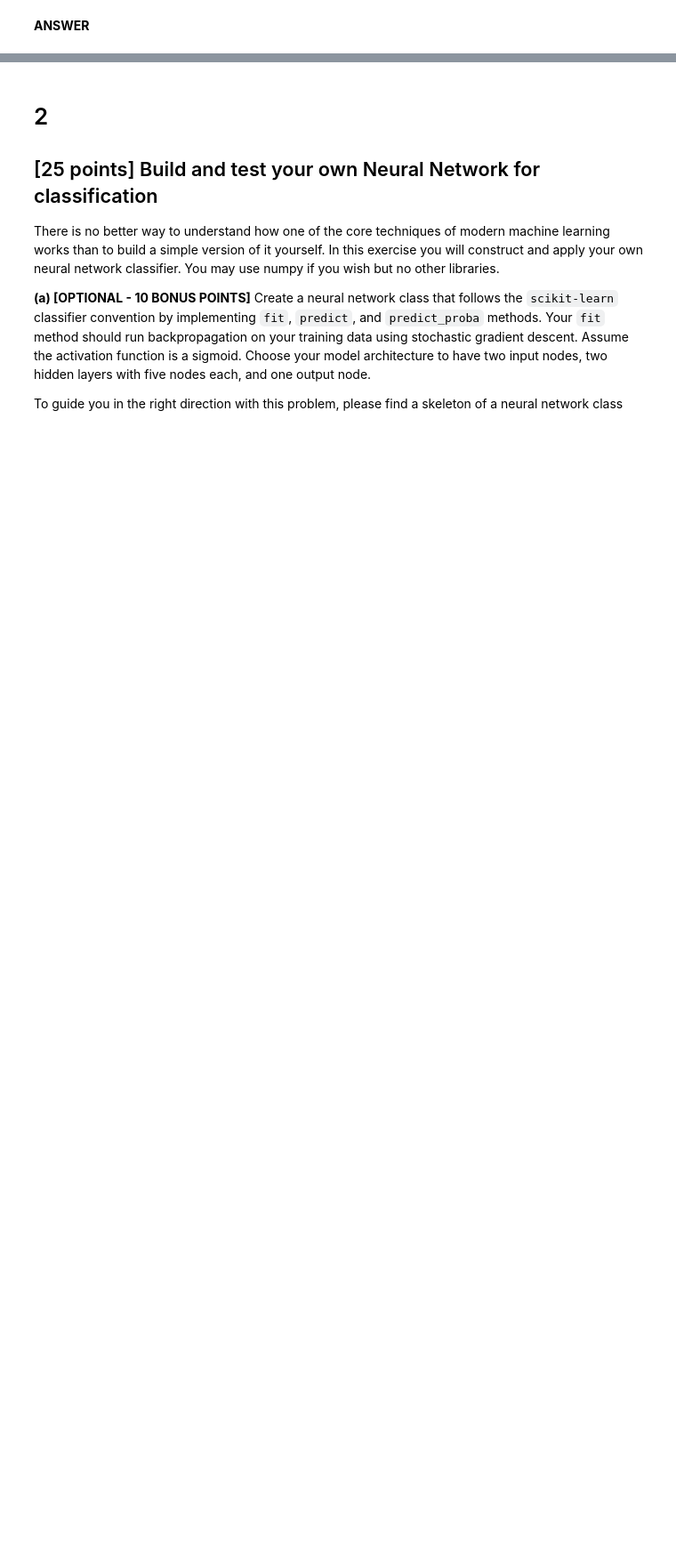
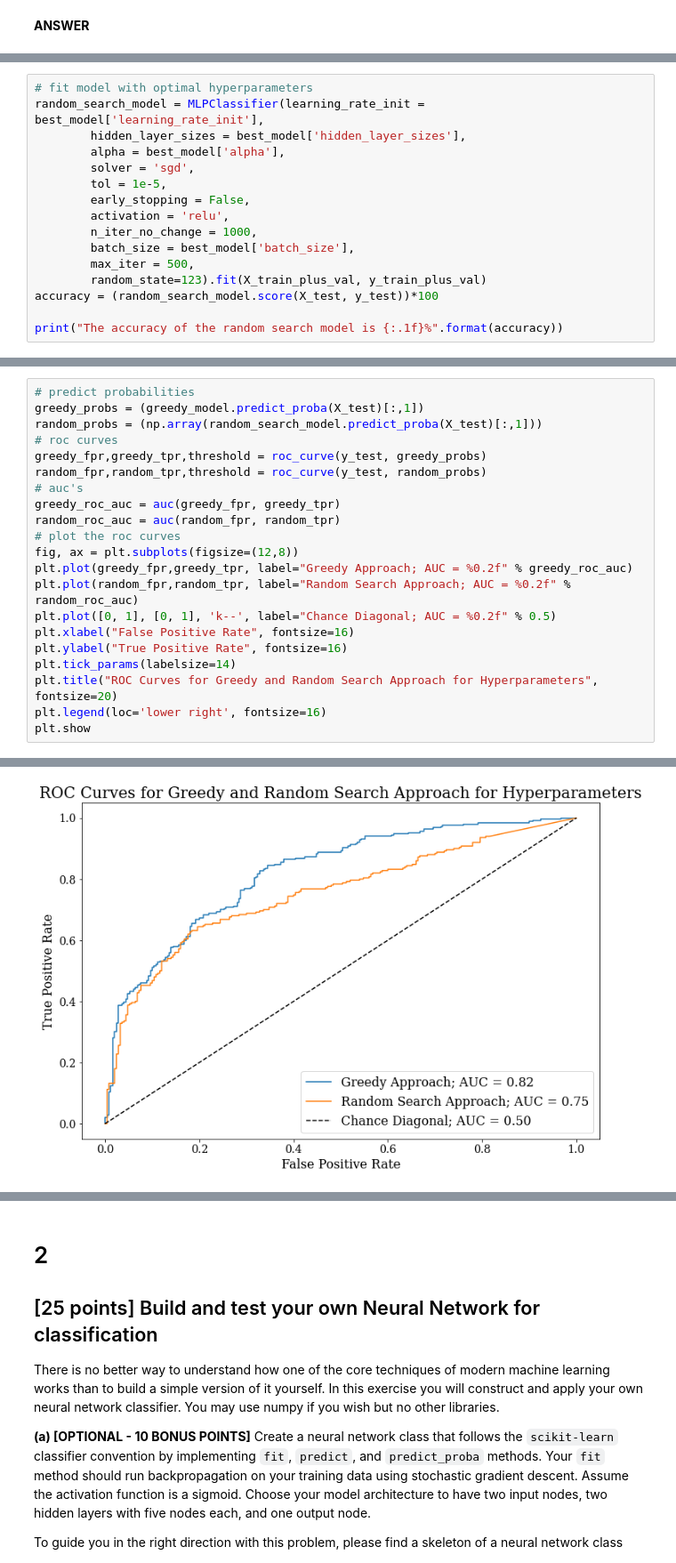
Before and after one commit to sdonatileach/Machine-Learning, a Jupyter notebook: Assignment_4.ipynb, the cells around one changed output, grey strips where cells are left out. Shown at 89% size. Cells and saved outputs as stored; diff of their text form; blank space fills up the shorter version.

```diff
--- a/Assignment_4.ipynb
+++ b/Assignment_4.ipynb
@@ -680,0 +689,16 @@ best_model
+# %%
+# fit model with optimal hyperparameters
+random_search_model = MLPClassifier(learning_rate_init = best_model['learning_rate_init'],
+        hidden_layer_sizes = best_model['hidden_layer_sizes'],
+        alpha = best_model['alpha'],
+        solver = 'sgd',
+        tol = 1e-5,
+        early_stopping = False,
+        activation = 'relu',
+        n_iter_no_change = 1000,
+        batch_size = best_model['batch_size'],
+        max_iter = 500,
+        random_state=123).fit(X_train_plus_val, y_train_plus_val)
+accuracy = (random_search_model.score(X_test, y_test))*100
+
+print("The accuracy of the random search model is {:.1f}%".format(accuracy))
@@ -686,0 +709,22 @@ For the final generalization performance assessment:
+# %%
+# predict probabilities
+greedy_probs = (greedy_model.predict_proba(X_test)[:,1])
+random_probs = (np.array(random_search_model.predict_proba(X_test)[:,1]))
+# roc curves
+greedy_fpr,greedy_tpr,threshold = roc_curve(y_test, greedy_probs)
+random_fpr,random_tpr,threshold = roc_curve(y_test, random_probs)
+# auc's
+greedy_roc_auc = auc(greedy_fpr, greedy_tpr)
+random_roc_auc = auc(random_fpr, random_tpr)
+# plot the roc curves
+fig, ax = plt.subplots(figsize=(12,8))
+plt.plot(greedy_fpr,greedy_tpr, label="Greedy Approach; AUC = %0.2f" % greedy_roc_auc)
+plt.plot(random_fpr,random_tpr, label="Random Search Approach; AUC = %0.2f" %  random_roc_auc)
+plt.plot([0, 1], [0, 1], 'k--', label="Chance Diagonal; AUC = %0.2f" % 0.5)
+plt.xlabel("False Positive Rate", fontsize=16)
+plt.ylabel("True Positive Rate", fontsize=16)
+plt.tick_params(labelsize=14)
+plt.title("ROC Curves for Greedy and Random Search Approach for Hyperparameters", fontsize=20)
+plt.legend(loc='lower right', fontsize=16)
+plt.show
+# %% [output]
@@ -686,0 +732 @@ For the final generalization performance assessment:
+[figure, added]
```
Also changed, not shown: parts of 18 cells of this notebook.
